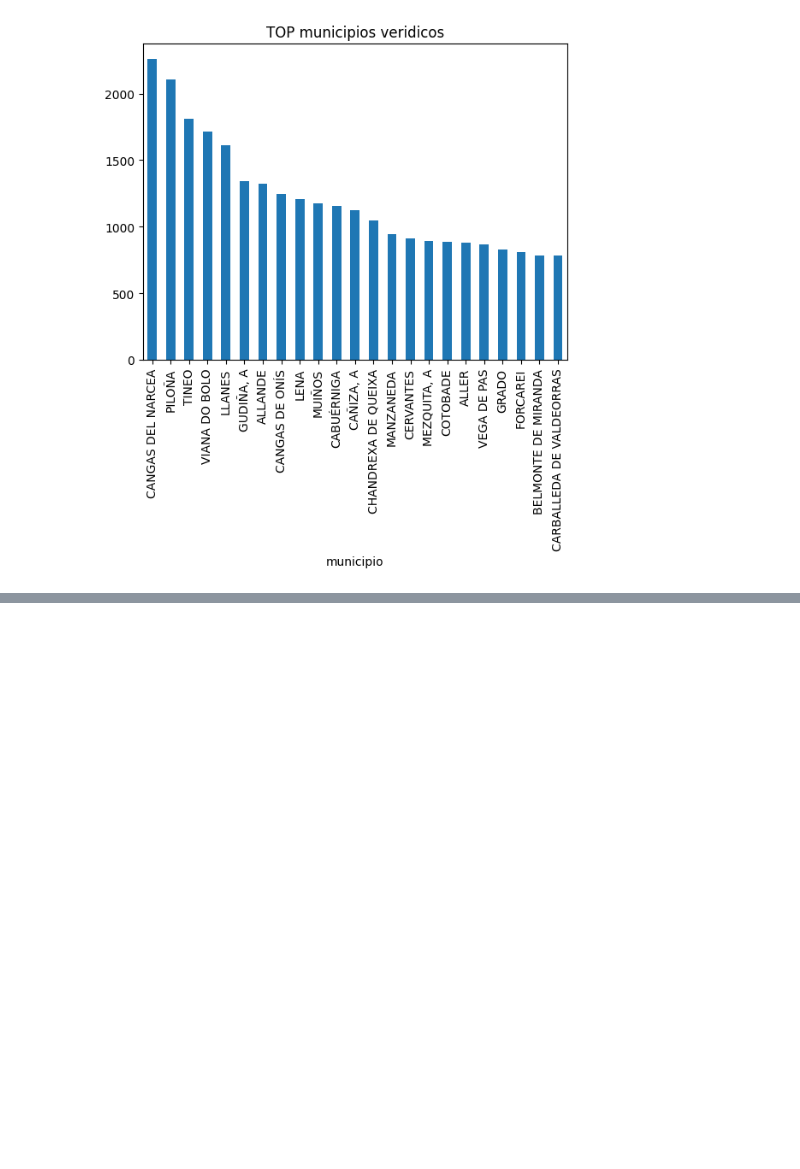
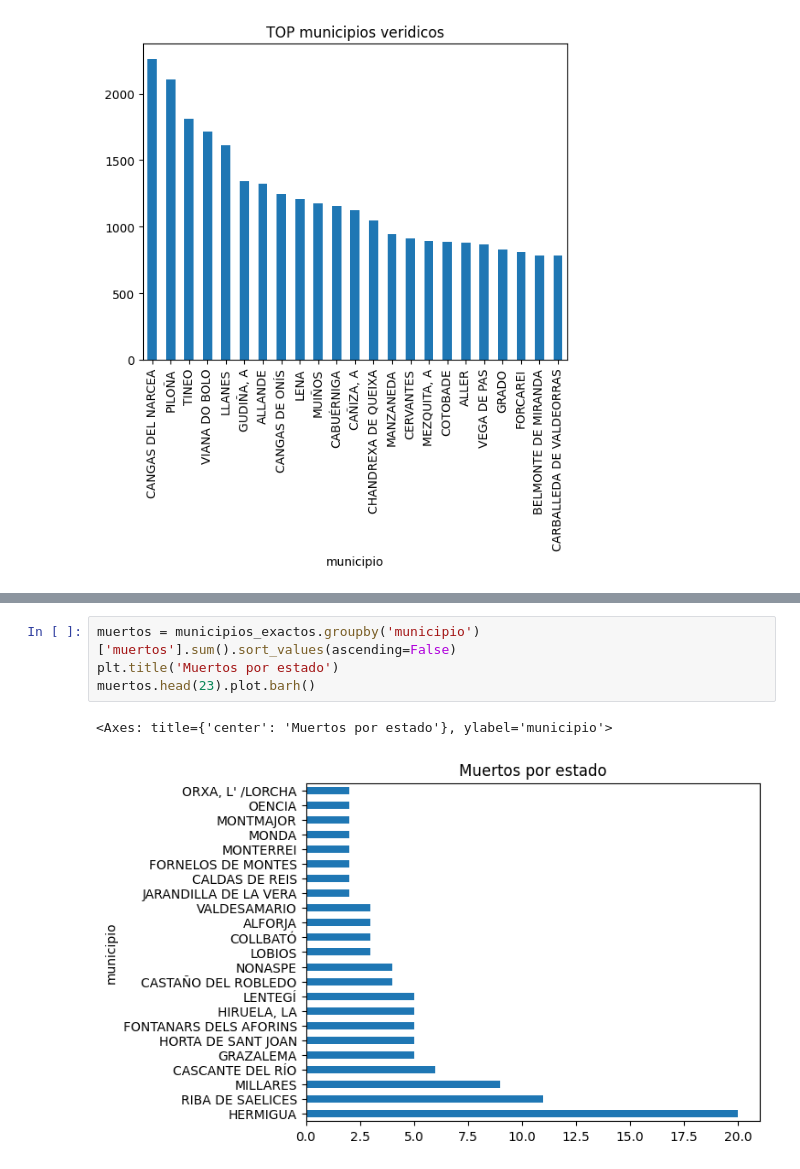
Before and after one commit to cesarvarela1998/Portafolio-personal, a Jupyter notebook: indencios/incendios.ipynb, the cells around one changed output, grey strips where cells are left out. Drawn from its saved outputs; the diff is of its cells as text; blank space fills up the shorter version.

```diff
--- a/indencios/incendios.ipynb
+++ b/indencios/incendios.ipynb
@@ -105,0 +131,7 @@ De acuerdo a la grafica vemos que donde hubo mayor indice de incendio fue entre
+# %%
+muertos = municipios_exactos.groupby('municipio')['muertos'].sum().sort_values(ascending=False)
+plt.title('Muertos por estado')
+muertos.head(23).plot.barh()
+# %% [output]
+<Axes: title={'center': 'Muertos por estado'}, ylabel='municipio'>
+[figure, added]
```
Also changed, not shown: parts of 13 cells of this notebook.
